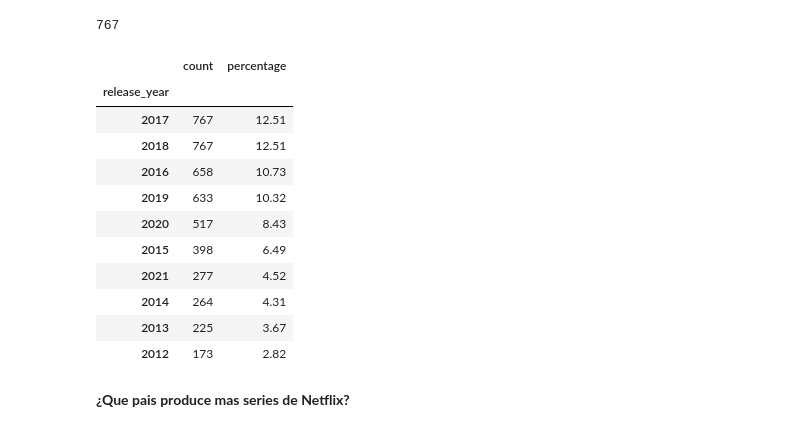
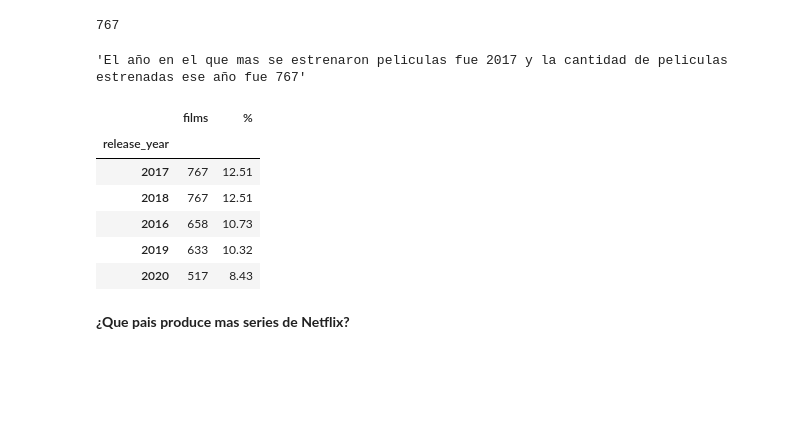
Before and after one commit to mfernandezzz/Pruebas_Tecnicas, a Jupyter notebook: pruebaTecnicaNetflix.ipynb, the cells around one changed output. Cells and saved outputs as stored; diff of their text form; code cells hidden in the pictures; blank space fills up the shorter version.

```diff
--- a/pruebaTecnicaNetflix.ipynb
+++ b/pruebaTecnicaNetflix.ipynb
@@ -293,23 +296,23 @@ np.int64(2017)
 conteo_peliculas.max()
 # %% [output]
 767
+# %%
+f'El año en el que mas se estrenaron peliculas fue {conteo_peliculas.idxmax()} y la cantidad de peliculas estrenadas ese año fue {conteo_peliculas.max()}'
+# %% [output]
+'El año en el que mas se estrenaron peliculas fue 2017 y la cantidad de peliculas estrenadas ese año fue 767'
 # %%
 year_percentage_movies = pd.DataFrame(df_movies['release_year'].value_counts())
-year_percentage_movies['percentage'] = round(year_percentage_movies['count'] / year_percentage_movies['count'].sum() * 100, 2)
-year_percentage_movies.head(10)
+year_percentage_movies.rename(columns={'count': 'films'}, inplace=True)
+year_percentage_movies['%'] = round(year_percentage_movies['films'] / year_percentage_movies['films'].sum() * 100, 2)
+year_percentage_movies.head()
 # %% [output]
-|  | count | percentage |
+|  | films | % |
 | release_year |  |  |
 | 2017 | 767 | 12.51 |
 | 2018 | 767 | 12.51 |
 | 2016 | 658 | 10.73 |
 | 2019 | 633 | 10.32 |
 | 2020 | 517 | 8.43 |
-| 2015 | 398 | 6.49 |
-| 2021 | 277 | 4.52 |
-| 2014 | 264 | 4.31 |
-| 2013 | 225 | 3.67 |
-| 2012 | 173 | 2.82 |
 # %% [markdown]
 **¿Que pais produce mas series de Netflix?**
 # %% [markdown]
```
Also changed, not shown: parts of 14 cells of this notebook.
